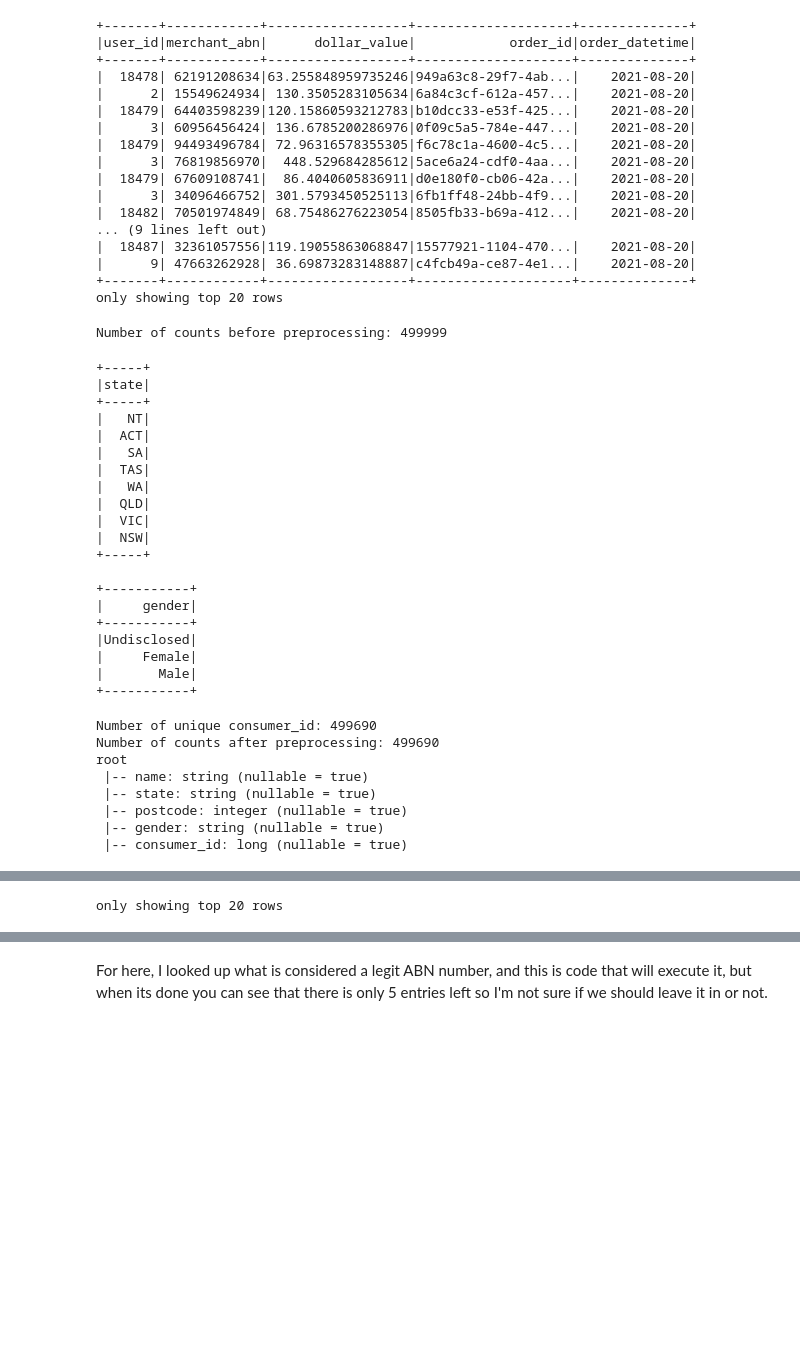
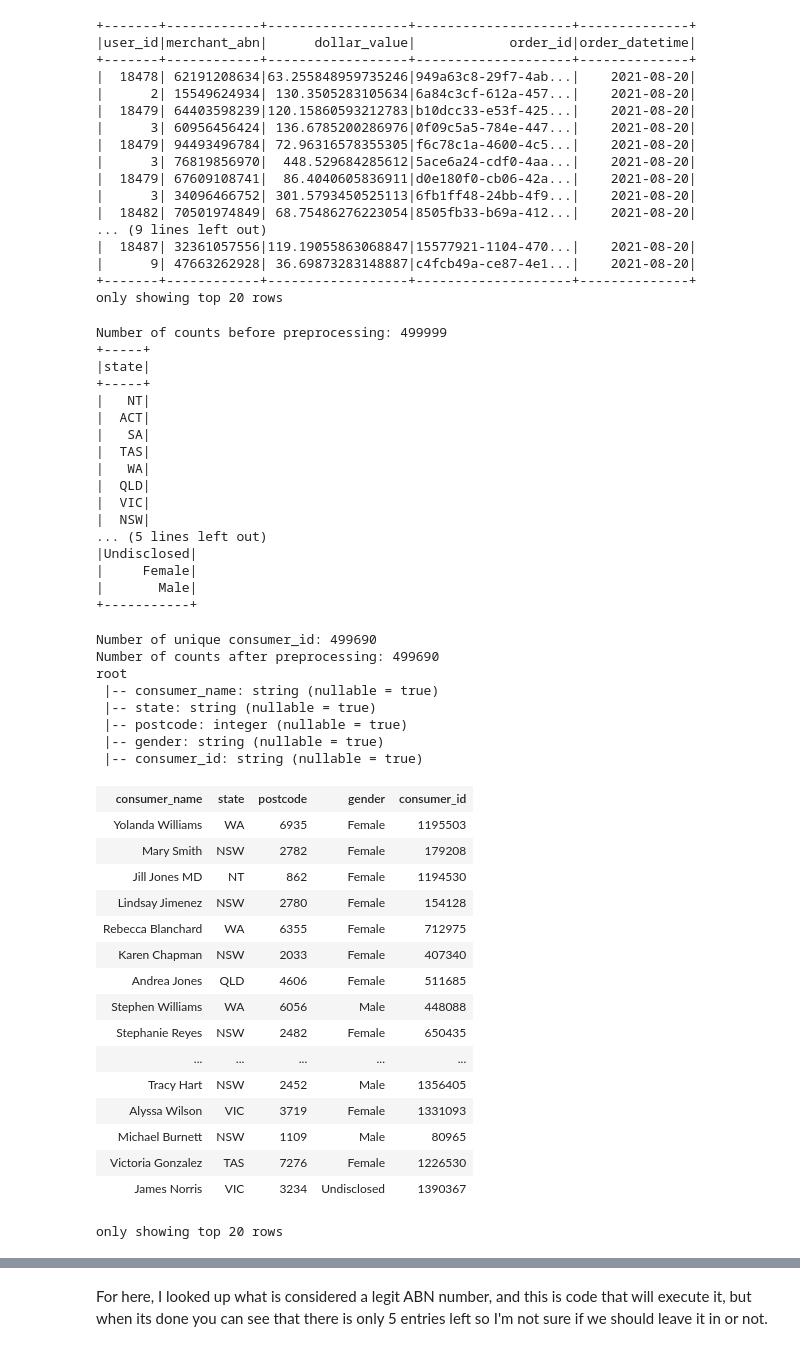
Before and after one commit to MAST30034-AppliedDataScience/project-2-group-buy-now-pay-later-industry-project-30, a Jupyter notebook: notebooks/andy_preprocessing.ipynb, the cells around one changed output, grey strips where cells are left out. Cells and saved outputs as stored; diff of their text form; code cells hidden in the pictures; blank space fills up the shorter version.

Commit message:
joined tables

```diff
--- a/notebooks/andy_preprocessing.ipynb
+++ b/notebooks/andy_preprocessing.ipynb
@@ -54,7 +54,7 @@ tbl_consumer = tbl_consumer.drop("address") # dropped address column
 tbl_consumer = tbl_consumer.filter(F.col("state").isin(["NSW", "WA", "NT", "VIC", "TAS", "QLD", "SA",   "ACT"]))
 tbl_consumer = tbl_consumer.filter(F.col("gender").isin(["Female", "Male", "Undisclosed"]))
 tbl_consumer = tbl_consumer.withColumn("postcode", tbl_consumer["postcode"].cast(IntegerType()))
-tbl_consumer = tbl_consumer.withColumn("consumer_id", tbl_consumer["consumer_id"].cast(LongType()))
+
 # Looked up all the valid postcodes in Australia. But some of them are considered LVR or PO boxes only, but I kept them in anyways idk.
 tbl_consumer = tbl_consumer.filter(
     ((F.col("postcode") >= 1000) & (F.col("postcode") <= 1999)) |
@@ -62,58 +62,72 @@ tbl_consumer = tbl_consumer.filter(
     ((F.col("postcode") >= 2619) & (F.col("postcode") <= 2899)) |
     ((F.col("postcode") >= 2921) & (F.col("postcode") <= 2999)) |
     ((F.col("postcode") >= 200) & (F.col("postcode") <= 299)) |
     ((F.col("postcode") >= 2600) & (F.col("postcode") <= 2618)) |
     ((F.col("postcode") >= 2900) & (F.col("postcode") <= 2920)) |
     ((F.col("postcode") >= 3000) & (F.col("postcode") <= 3999)) |
     ((F.col("postcode") >= 8000) & (F.col("postcode") <= 8999)) |
     ((F.col("postcode") >= 4000) & (F.col("postcode") <= 4999)) |
     ((F.col("postcode") >= 9000) & (F.col("postcode") <= 9999)) |
     ((F.col("postcode") >= 5000) & (F.col("postcode") <= 5799)) |
     ((F.col("postcode") >= 5800) & (F.col("postcode") <= 5999)) |
     ((F.col("postcode") >= 6000) & (F.col("postcode") <= 6797)) |
     ((F.col("postcode") >= 6800) & (F.col("postcode") <= 6999)) |
     ((F.col("postcode") >= 7000) & (F.col("postcode") <= 7799)) |
     ((F.col("postcode") >= 7800) & (F.col("postcode") <= 7999)) |
     ((F.col("postcode") >= 800) & (F.col("postcode") <= 899)) |
     ((F.col("postcode") >= 900) & (F.col("postcode") <= 999))
 )
 
 print(tbl_consumer.select("state").distinct())
 print(tbl_consumer.select("gender").distinct())
 
 
 print("Number of unique consumer_id: "+str(tbl_consumer.select("consumer_id").distinct().count()))
 print("Number of counts after preprocessing: " + str(tbl_consumer.count()))
+tbl_consumer = tbl_consumer.withColumnRenamed("name","consumer_name")
 
 tbl_consumer.printSchema()
 tbl_consumer
 # %% [output]
 Number of counts before preprocessing: 499999
++-----+
+|state|
++-----+
+|   NT|
+|  ACT|
+|   SA|
+|  TAS|
+|   WA|
+|  QLD|
+|  VIC|
+|  NSW|
+... (5 lines left out)
+|Undisclosed|
+|     Female|
+|       Male|
++-----------+
-+-----+
-|state|
-+-----+
-|   NT|
-|  ACT|
-|   SA|
-|  TAS|
-|   WA|
-|  QLD|
-|  VIC|
-|  NSW|
-+-----+
-
-+-----------+
-|     gender|
-+-----------+
-|Undisclosed|
-|     Female|
-|       Male|
-+-----------+
+Number of unique consumer_id: 499690
+Number of counts after preprocessing: 499690
+root
+ |-- consumer_name: string (nullable = true)
+ |-- state: string (nullable = true)
+ |-- postcode: integer (nullable = true)
+ |-- gender: string (nullable = true)
+ |-- consumer_id: string (nullable = true)
+| consumer_name | state | postcode | gender | consumer_id |
+| Yolanda Williams | WA | 6935 | Female | 1195503 |
+| Mary Smith | NSW | 2782 | Female | 179208 |
+| Jill Jones MD | NT | 862 | Female | 1194530 |
+| Lindsay Jimenez | NSW | 2780 | Female | 154128 |
+| Rebecca Blanchard | WA | 6355 | Female | 712975 |
+| Karen Chapman | NSW | 2033 | Female | 407340 |
+| Andrea Jones | QLD | 4606 | Female | 511685 |
+| Stephen Williams | WA | 6056 | Male | 448088 |
+| Stephanie Reyes | NSW | 2482 | Female | 650435 |
+| ... | ... | ... | ... | ... |
+| Tracy Hart | NSW | 2452 | Male | 1356405 |
+| Alyssa Wilson | VIC | 3719 | Female | 1331093 |
+| Michael Burnett | NSW | 1109 | Male | 80965 |
+| Victoria Gonzalez | TAS | 7276 | Female | 1226530 |
+| James Norris | VIC | 3234 | Undisclosed | 1390367 |
-Number of unique consumer_id: 499690
-Number of counts after preprocessing: 499690
-root
- |-- name: string (nullable = true)
- |-- state: string (nullable = true)
- |-- postcode: integer (nullable = true)
- |-- gender: string (nullable = true)
- |-- consumer_id: long (nullable = true)
+only showing top 20 rows
@@ -136,4 +134,3 @@ root
-only showing top 20 rows
 # %%
 merchant_fraud = spark.read.option("header", True).csv("../data/tables/project-2-bnpl-tables-part1/tables/merchant_fraud_probability.csv")
 print(merchant_fraud.count())
```
Also changed, not shown: parts of 13 cells of this notebook.
